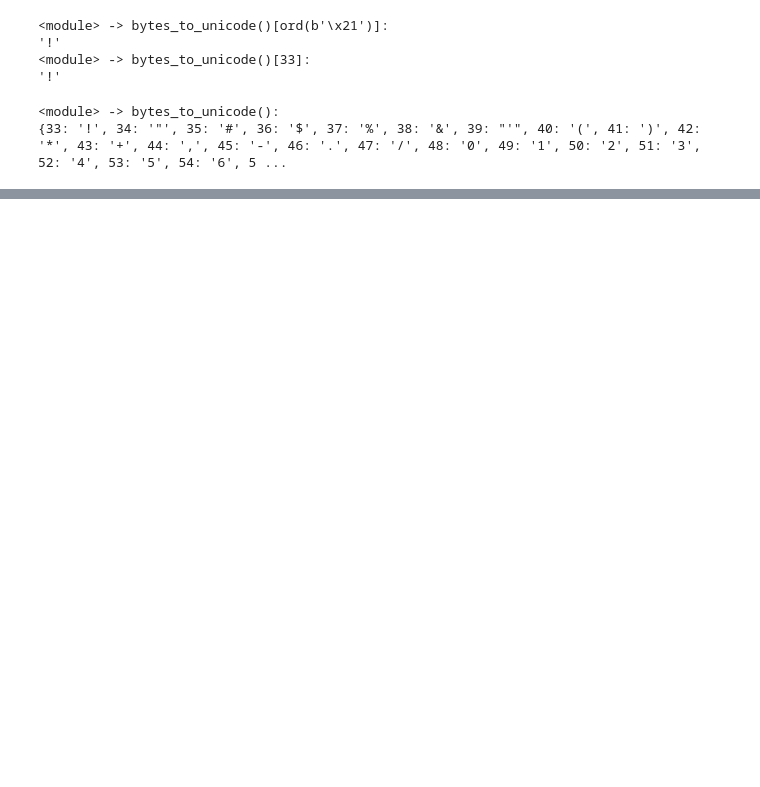
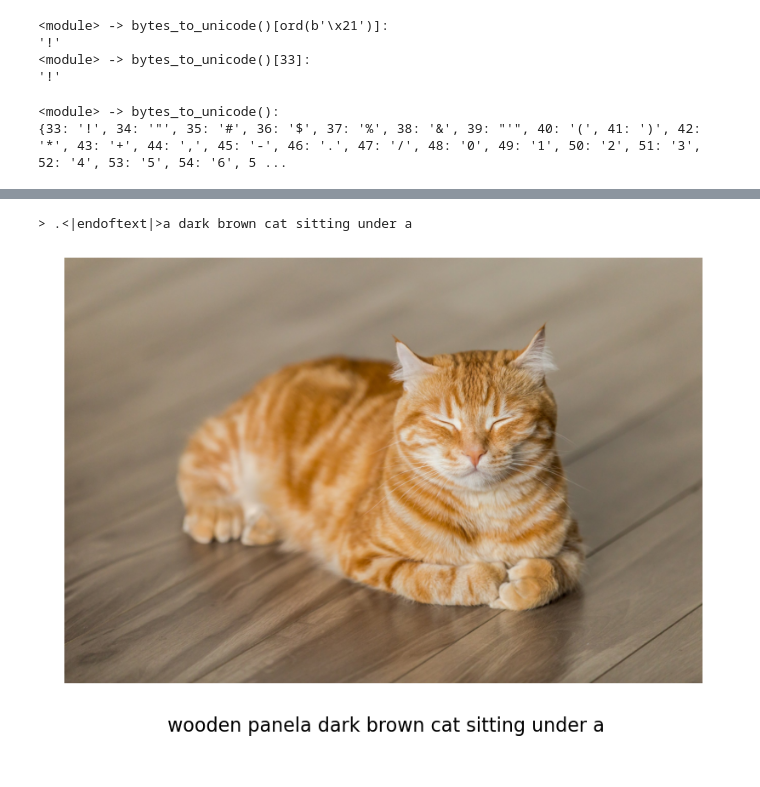
Before and after one commit to TimS-ml/nanoGPT-mod, a Jupyter notebook: demo.ipynb, the cells around one changed output, grey strips where cells are left out. Saved outputs shown, nothing was run; the diff lists cells and outputs as text; code cells hidden in the pictures; blank space fills up the shorter version.

```diff
--- a/demo.ipynb
+++ b/demo.ipynb
@@ -643,0 +1470,13 @@ def single_merge(ids, pair, idx):
+# %%
+img_path = "img/cat.jpg"
+img_caption_generated = process_single_image_and_show(
+    img_path,
+    preprocess,
+    vision_encoder,
+    connector,
+    model_vision,
+    tokenizer_2
+)
+# %% [output]
+> .<|endoftext|>a dark brown cat sitting under a
+[figure, added]
```
Also changed, not shown: parts of 60 cells of this notebook, 3 other files.
